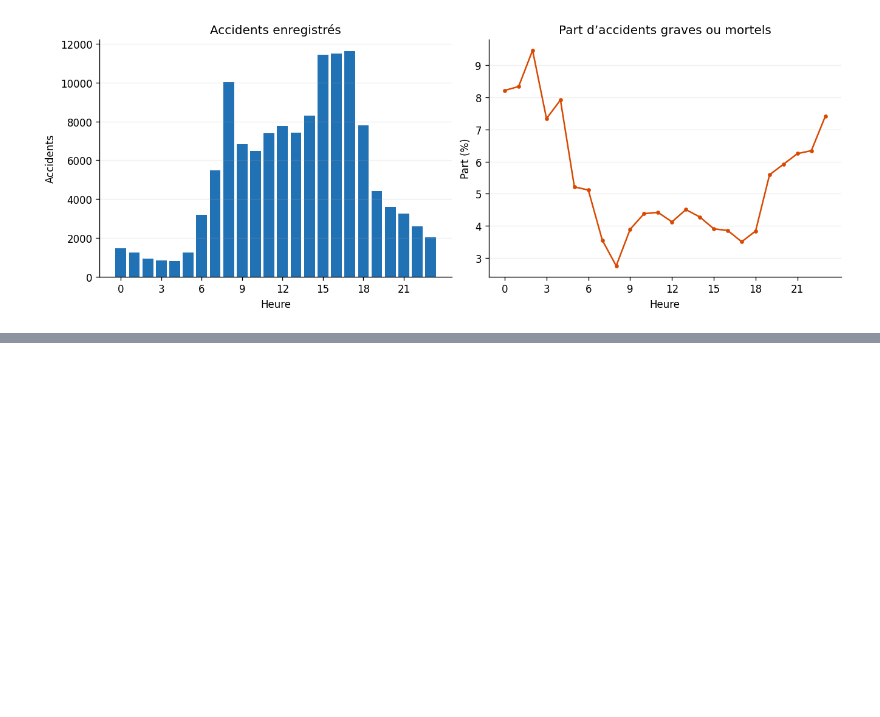
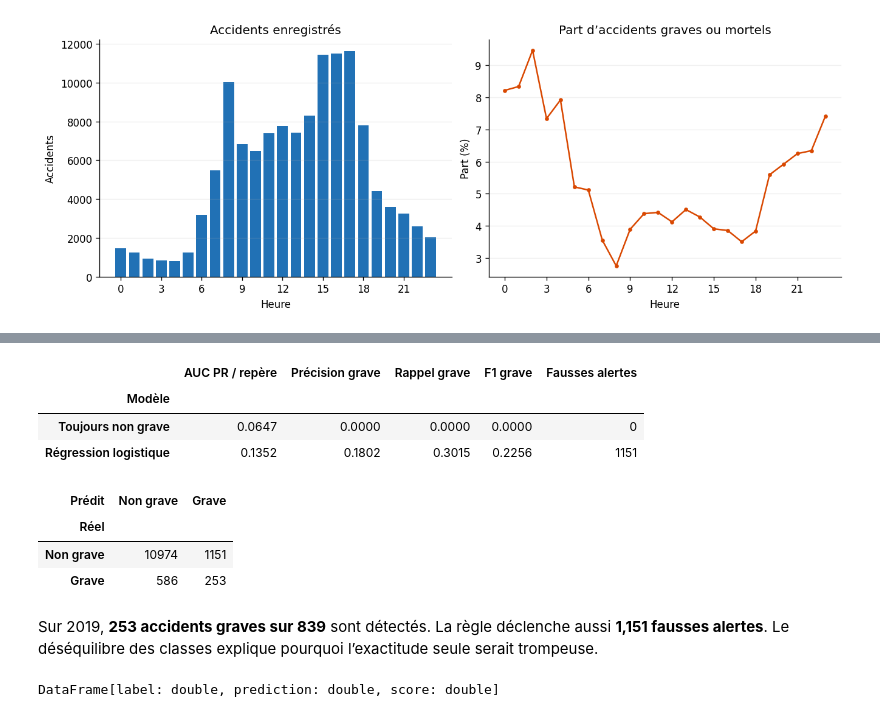
Before and after one commit to alex-abdallah/bigData, a Jupyter notebook: TP2/Road_Crash_PySpark.ipynb, the cells around one changed output, grey strips where cells are left out. Drawn from its saved outputs; the diff is of its cells as text; code cells hidden in the pictures; blank space fills up the shorter version.

```diff
--- a/TP2/Road_Crash_PySpark.ipynb
+++ b/TP2/Road_Crash_PySpark.ipynb
@@ -538,0 +261,20 @@ crash_df.groupBy('Crash Type').agg(F.sum('Total Fats').alias('Total fatalities')
+# %%
+assert not crash_raw.where(col("REPORT_ID").isNull()).limit(1).count()
+assert not units_df.where(col("REPORT_ID").isNull() | col("Unit No").isNull()).limit(1).count()
+assert not crash_raw.groupBy("REPORT_ID").count().where("count > 1").limit(1).count()
+assert not units_df.groupBy("REPORT_ID", "Unit No").count().where("count > 1").limit(1).count()
+assert not units_df.join(crash_raw.select("REPORT_ID"), "REPORT_ID", "left_anti").limit(1).count()
+
+numeriques = ["Year", "Total Cas", "Total Fats", "Total SI", "Total MI"]
+crash_typed = (crash_raw.withColumns({c: F.expr(f"try_cast(`{c}` as int)") for c in numeriques})
+               .withColumn("label", col("CSEF Severity").isin("3: SI", "4: Fatal").cast("double"))
+               .cache())
+assert crash_typed.dropna(subset=numeriques).count() == n_crash
+assert {r[0] for r in crash_typed.select("Year").distinct().collect()} == set(range(2012, 2020))
+assert not crash_typed.where(col("Total Cas") != col("Total Fats") + col("Total SI") + col("Total MI")).limit(1).count()
+summary = crash_typed.agg(F.count("*").alias("accidents"), F.sum("Total Cas").alias("victimes"),
+                          F.sum("Total Fats").alias("deces"), F.sum("Total SI").alias("blesses_graves"),
+                          F.sum("Total MI").alias("blesses_legers")).first().asDict()
+crash_raw.unpersist()
+crash_df = crash_typed
+display(pd.DataFrame([summary]))
@@ -1507,0 +597,40 @@ Session Spark arrêtée. Relancer depuis la création de session pour refaire le
+# %%
+from pyspark.ml.evaluation import BinaryClassificationEvaluator
+
+predicted = model.transform(test.select(*INPUTS, "label")).select(
+    "label", "prediction", vector_to_array("probability")[1].alias("score")).cache()
+evaluateur = BinaryClassificationEvaluator(rawPredictionCol="score", metricName="areaUnderPR")
+auc_pr = evaluateur.evaluate(predicted)
+matrice = np.zeros((2, 2), dtype=np.int64)
+for row in predicted.groupBy("label", "prediction").count().collect():
+    matrice[int(row.label), int(row.prediction)] = row["count"]
+tn, fp, fn, tp = map(int, matrice.ravel())
+assert tn + fp > 0 and tp + fn > 0 and matrice.sum() == tailles["Test 2019"]
+prevalence = (tp + fn) / int(matrice.sum())
+precision = tp / (tp + fp) if tp + fp else 0.0
+rappel = tp / (tp + fn)
+f1 = 2 * tp / (2 * tp + fp + fn)
+scorecard = pd.DataFrame([
+    {"Modèle": "Toujours non grave", "AUC PR / repère": prevalence, "Précision grave": 0.,
+     "Rappel grave": 0., "F1 grave": 0., "Fausses alertes": 0},
+    {"Modèle": "Régression logistique", "AUC PR / repère": auc_pr, "Précision grave": precision,
+     "Rappel grave": rappel, "F1 grave": f1, "Fausses alertes": fp},
+]).set_index("Modèle")
+display(scorecard.round(4))
+display(pd.DataFrame(matrice, index=pd.Index(["Non grave", "Grave"], name="Réel"),
+                     columns=pd.Index(["Non grave", "Grave"], name="Prédit")))
+display(Markdown(f"Sur 2019, **{tp} accidents graves sur {tp + fn}** sont détectés. "
+                 f"La règle déclenche aussi **{fp:,} fausses alertes**. Le déséquilibre des classes "
+                 "explique pourquoi l’exactitude seule serait trompeuse."))
+predicted.unpersist()
+# %% [output]
+|  | AUC PR / repère | Précision grave | Rappel grave | F1 grave | Fausses alertes |
+| Modèle |  |  |  |  |  |
+| Toujours non grave | 0.0647 | 0.0000 | 0.0000 | 0.0000 | 0 |
+| Régression logistique | 0.1352 | 0.1802 | 0.3015 | 0.2256 | 1151 |
+| Prédit | Non grave | Grave |
+| Réel |  |  |
+| Non grave | 10974 | 1151 |
+| Grave | 586 | 253 |
+Sur 2019, **253 accidents graves sur 839** sont détectés. La règle déclenche aussi **1,151 fausses alertes**. Le déséquilibre des classes explique pourquoi l’exactitude seule serait trompeuse.
+DataFrame[label: double, prediction: double, score: double]
```
Also changed, not shown: parts of 140 cells of this notebook, 1 other file.
